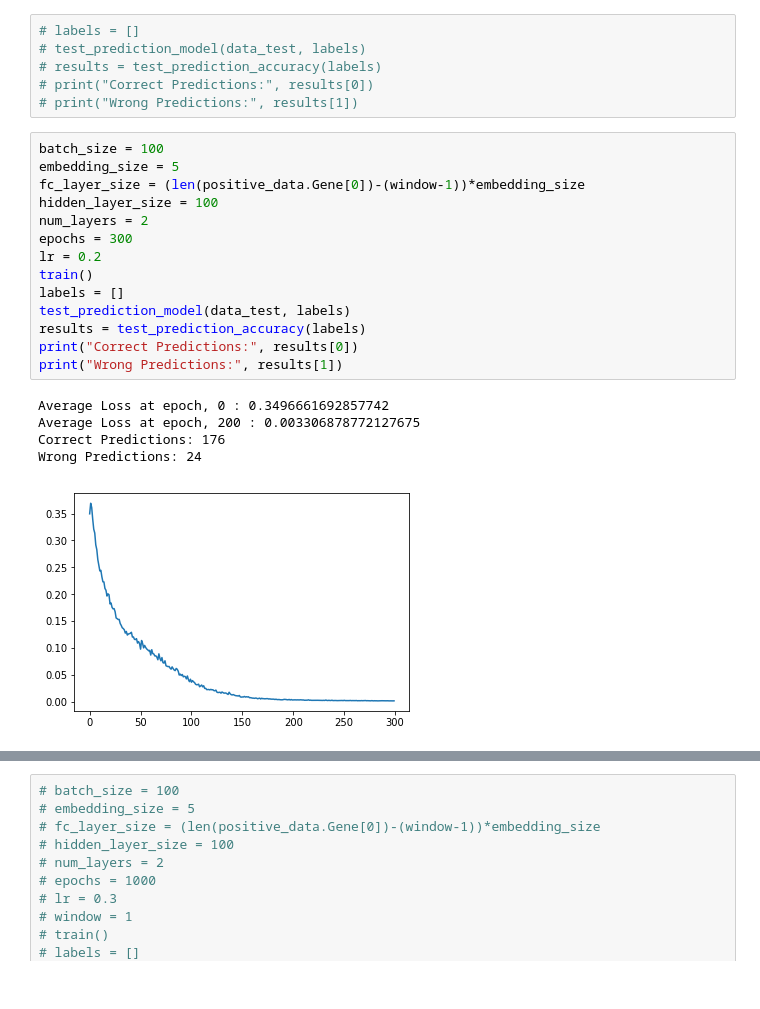
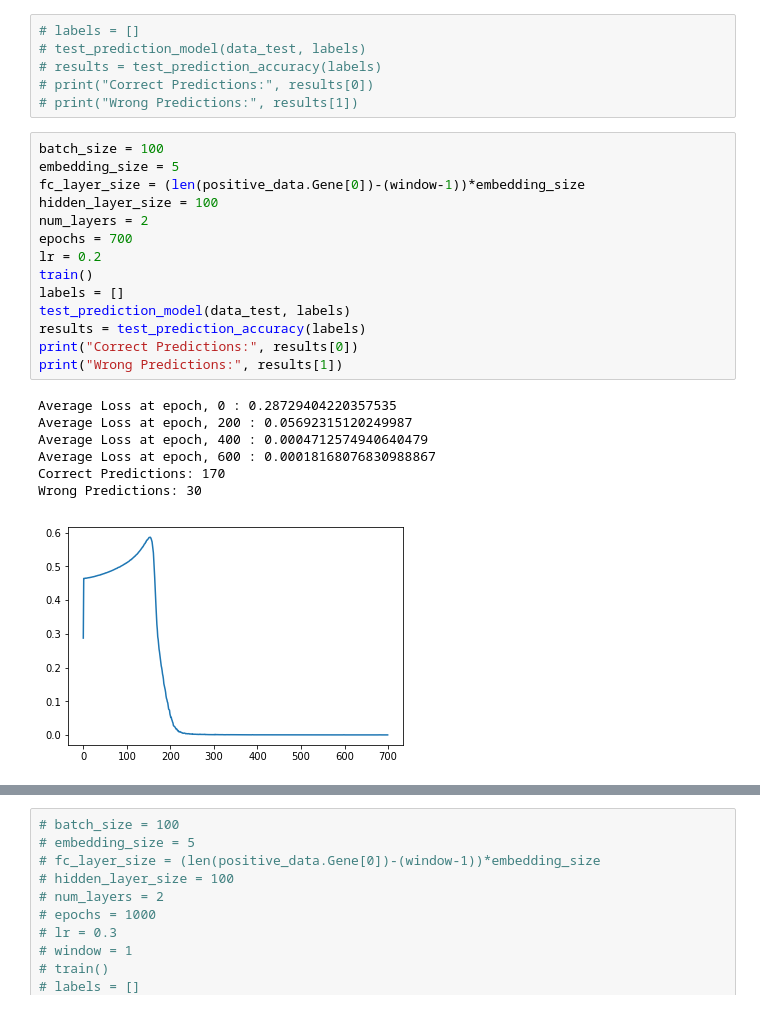
Before and after one commit to siddarthhari95/Gene-Annotation, a Jupyter notebook: Gene_Annotation.ipynb, the cells around one changed output, grey strips where cells are left out. Cells and saved outputs as stored; diff of their text form.

```diff
--- a/Gene_Annotation.ipynb
+++ b/Gene_Annotation.ipynb
@@ -223,23 +223,25 @@ def test_prediction_accuracy(labels):
 # %%
 batch_size = 100
 embedding_size = 5
 fc_layer_size = (len(positive_data.Gene[0])-(window-1))*embedding_size
 hidden_layer_size = 100
 num_layers = 2
-epochs = 300
+epochs = 700
 lr = 0.2
 train()
 labels = []
 test_prediction_model(data_test, labels)
 results = test_prediction_accuracy(labels)
 print("Correct Predictions:", results[0])
 print("Wrong Predictions:", results[1])
 # %% [output]
-Average Loss at epoch, 0 : 0.3496661692857742
-Average Loss at epoch, 200 : 0.003306878772127675
-Correct Predictions: 176
-Wrong Predictions: 24
+Average Loss at epoch, 0 : 0.28729404220357535
+Average Loss at epoch, 200 : 0.05692315120249987
+Average Loss at epoch, 400 : 0.0004712574940640479
+Average Loss at epoch, 600 : 0.00018168076830988867
+Correct Predictions: 170
+Wrong Predictions: 30
-[figure, old version]
+[figure, new version]
 # %%
 batch_size = 100
 embedding_size = 5
```
Also changed, not shown: parts of 6 cells of this notebook.
